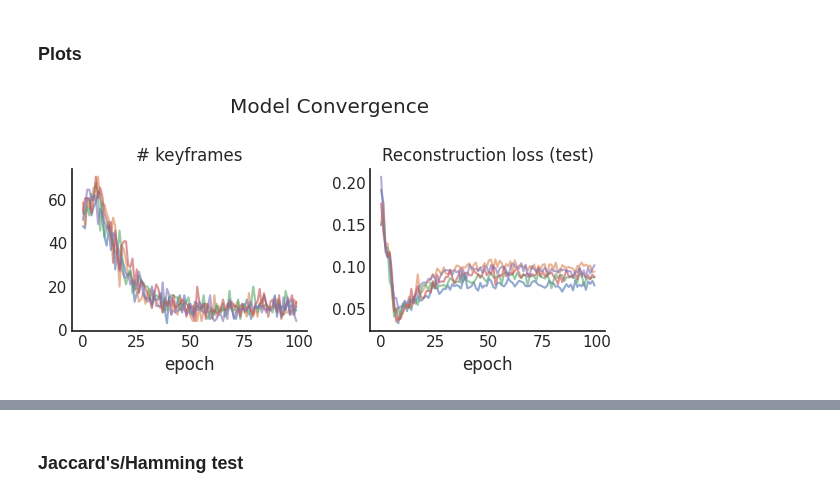
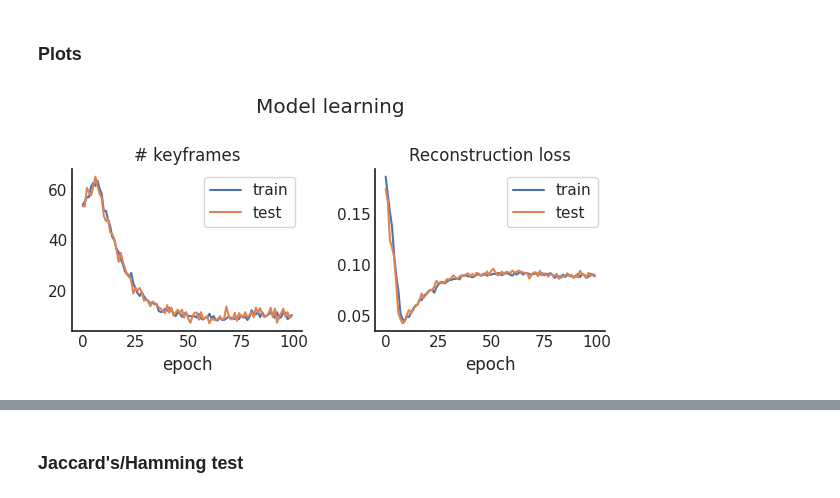
Before and after one commit to siyer7/narrative_map, a Jupyter notebook: code/narrative/1-keyframing.ipynb, the cells around one changed output, grey strips where cells are left out. Drawn from its saved outputs; the diff is of its cells as text; code cells hidden in the pictures.

```diff
--- a/code/narrative/1-keyframing.ipynb
+++ b/code/narrative/1-keyframing.ipynb
@@ -188,20 +188,25 @@ with torch.no_grad():
         eval_results.append((stim_t, info['event_boundaries'], bkf, kf))
 # %% [markdown]
 ### Plots
-# %%
-fig, ax = plt.subplots(1, 2, figsize=(6, 3))
-plt.suptitle('Model Convergence')
-
-ax[0].set(title='# keyframes', xlabel='epoch')
-for i in range(len(test_seeds)):
-    ax[0].plot(hist["epoch"], hist["test_memory_mass"][i], alpha=0.6)
-
-ax[1].set(title="Reconstruction loss (test)", xlabel='epoch')
-for i in range(len(test_seeds)):
-    ax[1].plot(hist["epoch"], hist["test_recon"][i], alpha=0.6)
-
-plt.tight_layout(); plt.show()
-# %% [output]
-[figure, removed]
+# %%
+fig, ax = plt.subplots(1, 2, figsize=(6, 3))
+plt.suptitle('Model learning')
+
+avg_test_mass = np.mean(hist["test_memory_mass"], axis=0)
+avg_test_recon = np.mean(hist["test_recon_loss"], axis=0)
+
+ax[0].set(title='# keyframes', xlabel='epoch')
+ax[0].plot(hist["epoch"], hist["train_memory_mass"], label='train')
+ax[0].plot(hist["epoch"], avg_test_mass, label='test')
+ax[0].legend()
+
+ax[1].set(title="Reconstruction loss", xlabel='epoch')
+ax[1].plot(hist["epoch"], hist["train_recon"], label='train')
+ax[1].plot(hist["epoch"], avg_test_recon, label='test')
+ax[1].legend()
+
+plt.tight_layout(); plt.show()
+# %% [output]
+[figure, added]
 # %%
 fig, axes = plt.subplots(2, 3, figsize=(3*3, 2*3))
```
Also changed, not shown: parts of 3 cells of this notebook, 1 other file.
